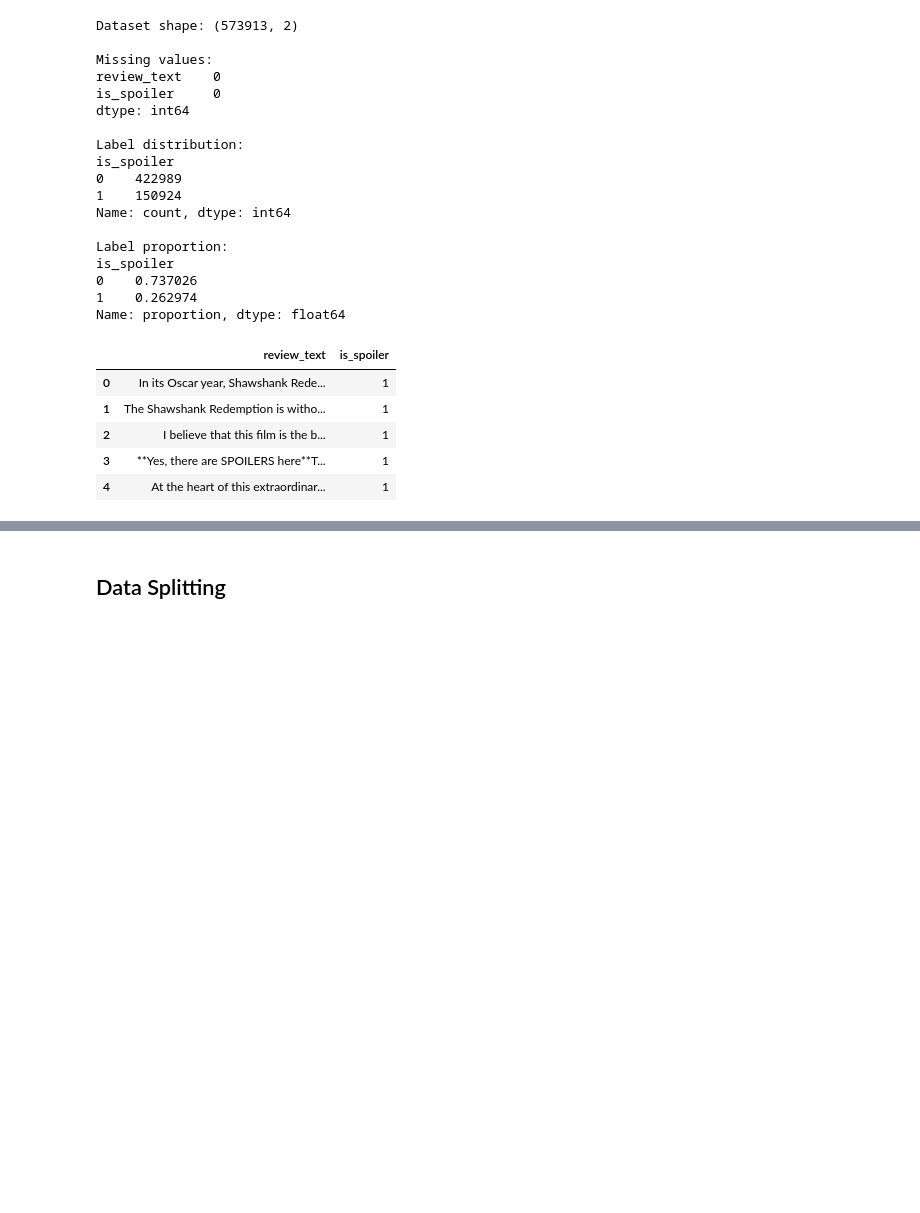
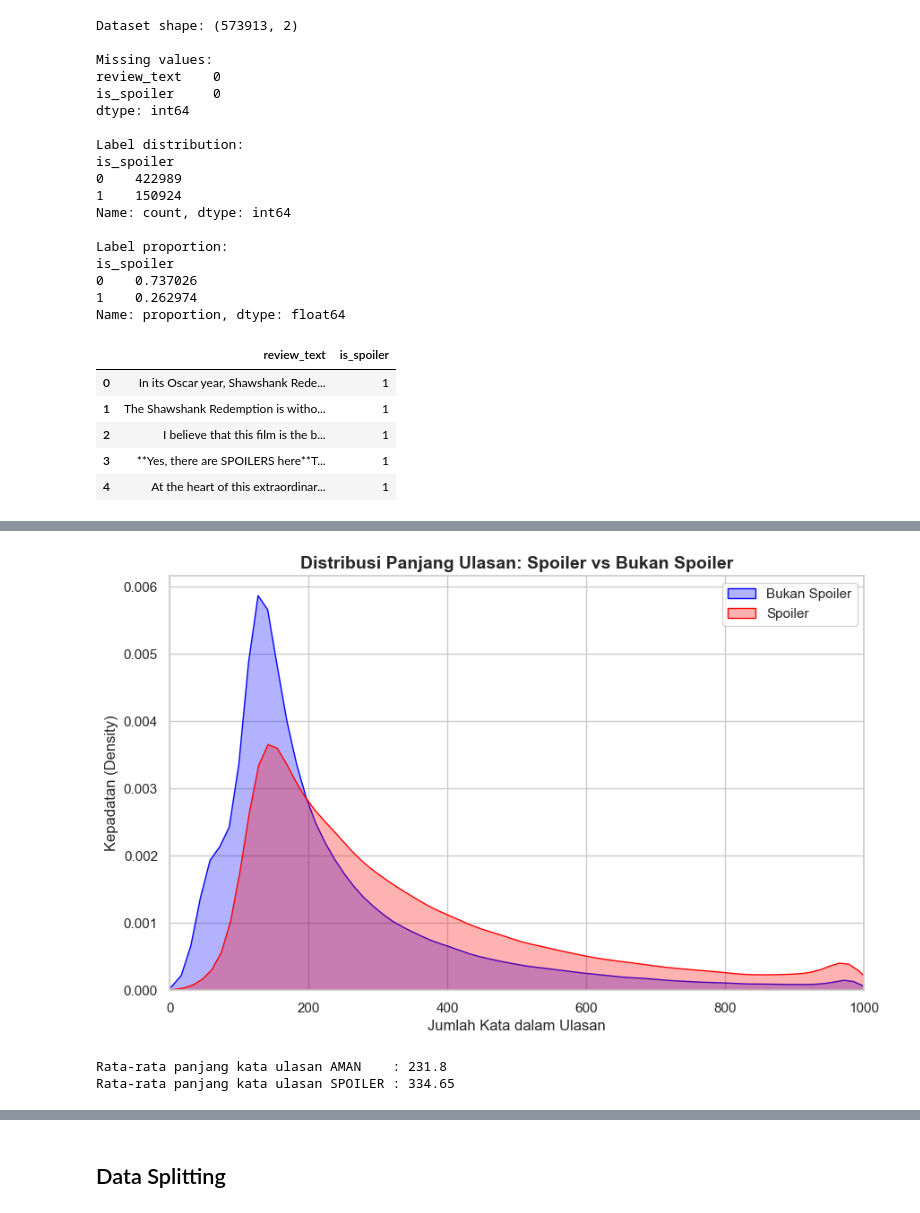
Before and after one commit to LecyLecy/imdb-spoiler-detection-nlp, a Jupyter notebook: imdb-spoiler-detection-old.ipynb, the cells around one changed output, grey strips where cells are left out. Saved outputs shown, nothing was run; the diff lists cells and outputs as text; code cells hidden in the pictures; blank space fills up the shorter version.

```diff
--- a/imdb-spoiler-detection-old.ipynb
+++ b/imdb-spoiler-detection-old.ipynb
@@ -264,0 +191,32 @@ Dataset yang digunakan pada eksperimen ini adalah data hasil balancing sebanyak
+# %%
+# Menghitung jumlah kata per ulasan sebagai fitur numerik tambahan.
+df["word_count"] = df["review_text"].apply(lambda text: len(str(text).split()))
+
+sns.kdeplot(
+    data=df[df["is_spoiler"] == 0]["word_count"],
+    label="Bukan Spoiler",
+    fill=True,
+    color="blue",
+    alpha=0.3,
+)
+sns.kdeplot(
+    data=df[df["is_spoiler"] == 1]["word_count"],
+    label="Spoiler",
+    fill=True,
+    color="red",
+    alpha=0.3,
+)
+
+plt.title("Distribusi Panjang Ulasan: Spoiler vs Bukan Spoiler", fontsize=14, fontweight="bold")
+plt.xlabel("Jumlah Kata dalam Ulasan")
+plt.ylabel("Kepadatan (Density)")
+plt.xlim(0, 1000)
+plt.legend()
+plt.show()
+
+print("Rata-rata panjang kata ulasan AMAN    :", round(df[df["is_spoiler"] == 0]["word_count"].mean(), 2))
+print("Rata-rata panjang kata ulasan SPOILER :", round(df[df["is_spoiler"] == 1]["word_count"].mean(), 2))
+# %% [output]
+[figure, added]
+Rata-rata panjang kata ulasan AMAN    : 231.8
+Rata-rata panjang kata ulasan SPOILER : 334.65
```
Also changed, not shown: parts of 35 cells of this notebook, 6 other files.
